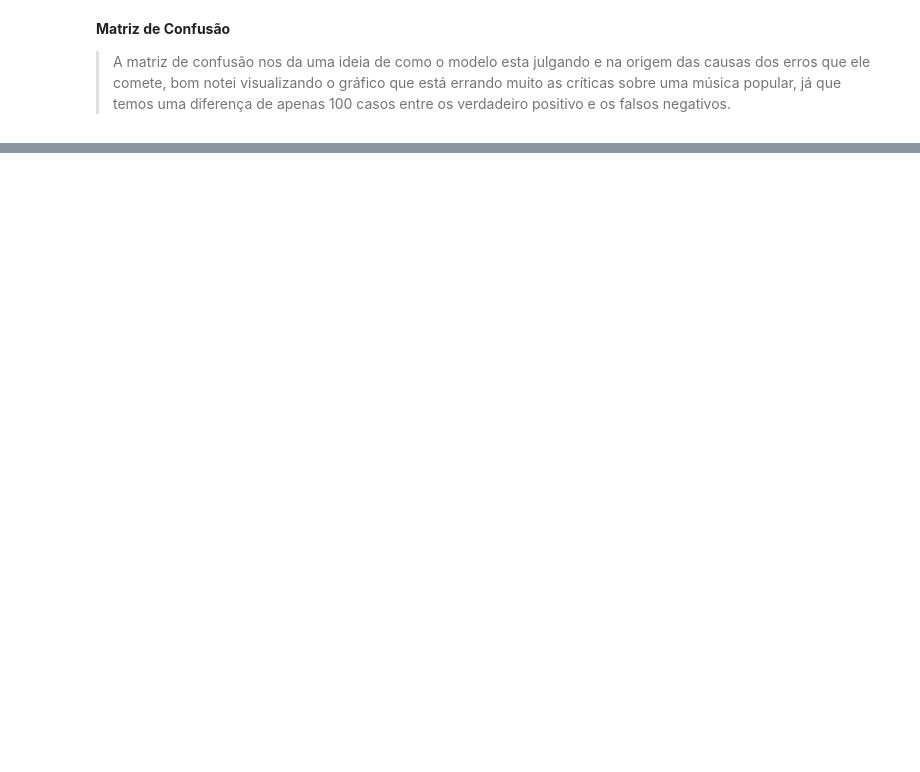
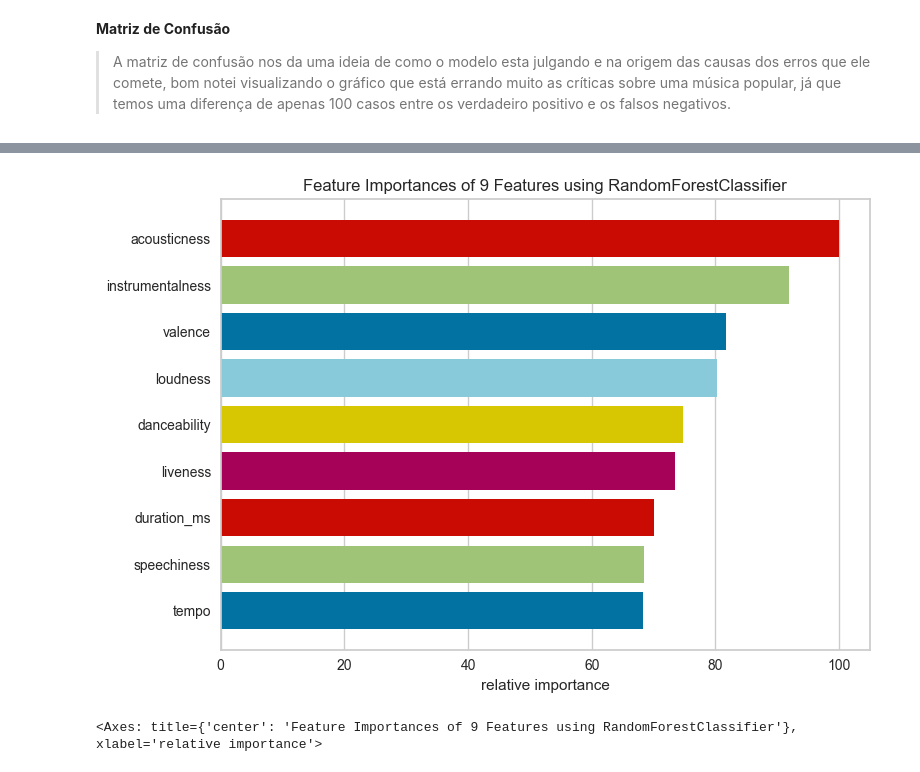
Before and after one commit to SamG1002/SpotifyML, a Jupyter notebook: 7dayscode.ipynb, the cells around one changed output, grey strips where cells are left out. Drawn from its saved outputs; the diff is of its cells as text; code cells hidden in the pictures; blank space fills up the shorter version.

Commit message:
:rocket: Comparação dos modelos, reamostragem e balanceamento das classes, otimização de hiperparametros e salvamos o modelo.

```diff
--- a/7dayscode.ipynb
+++ b/7dayscode.ipynb
@@ -669,0 +904,7 @@ plt.show()
+# %%
+scoring = {
+    'Accuracy': make_scorer(accuracy_score),
+    'Precision': make_scorer(precision_score),
+    'Recall': make_scorer(recall_score),
+    'F1 Score': make_scorer(f1_score)
+}
@@ -669,0 +913,3 @@ plt.show()
+# %%
+rf_model = RandomForestClassifier()
+grid_search = GridSearchCV(estimator=rf_model, param_grid=param_grid, cv=3, scoring=scoring, refit='Accuracy', n_jobs=-1)
@@ -669,0 +918,2 @@ plt.show()
+# %%
+grid_search.fit(X_train_smote, y_train_smote)
@@ -669,0 +931,3 @@ plt.show()
+# %%
+best_params = grid_search.best_params_
+best_model = grid_search.best_estimator_
@@ -669,0 +971,7 @@ plt.show()
+# %%
+viz = FeatureImportances(best_model)
+viz.fit(X, y)
+viz.show()
+# %% [output]
+[figure, added]
+<Axes: title={'center': 'Feature Importances of 9 Features using RandomForestClassifier'}, xlabel='relative importance'>
```
Also changed, not shown: parts of 57 cells of this notebook, 1 other file.
